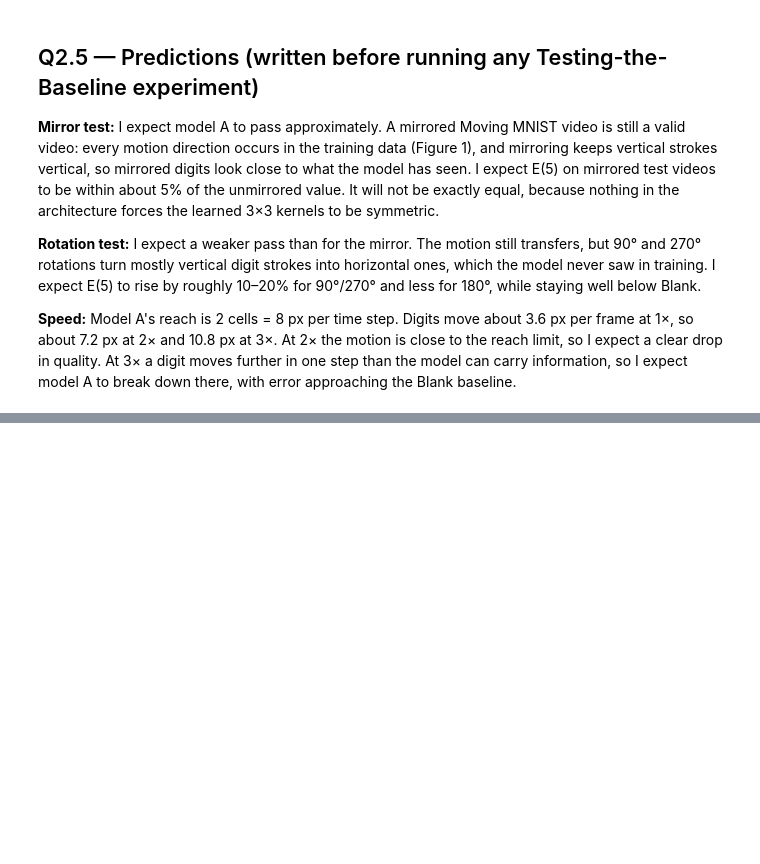
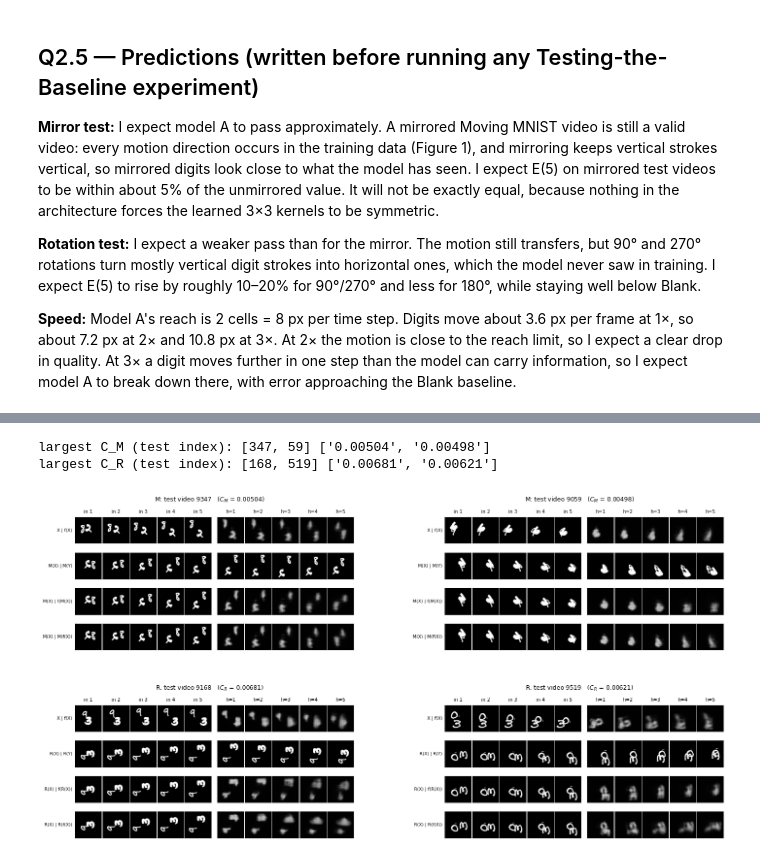
Before and after one commit to ShanzayIQ/AI651-Assignment2, a Jupyter notebook: Q2_part1.ipynb, the cells around one changed output, grey strips where cells are left out. Cells and saved outputs as stored; diff of their text form; code cells hidden in the pictures; blank space fills up the shorter version.

Commit message:
Part 3: baseline tests (Tables 3–4, Figures 3–5)

```diff
--- a/Q2_part1.ipynb
+++ b/Q2_part1.ipynb
@@ -698,0 +719,20 @@ seed 1: train 6.7 s/epoch | inference (1,000 test videos) 0.315 s
+# %%
+predictors = [('A_s0', 'model', models_A[0]), ('A_s1', 'model', models_A[1]),
+              ('Blank', 'blank', None), ('Copy-last', 'copy_last', None)]
+res3, per_video = {}, {}
+for name, kind, mdl in predictors:
+    r = {'E5': per_video_E(predictor_outputs(kind, mdl, Xte), Yte).mean().item()}
+    for tn, T in TRANSFORMS.items():
+        C, E, _, _ = transform_test(kind, mdl, T)
+        r[f'C_{tn}'], r[f'E_{tn}'] = C.mean().item(), E.mean().item()
+        per_video[(name, tn)] = C.cpu().numpy()
+    res3[name] = r
+
+cols3 = ['E5', 'C_M', 'E_M', 'C_R', 'E_R']
+table3 = [['Model A'] + [mean_pair([res3['A_s0'][c], res3['A_s1'][c]]) for c in cols3],
+          ['Blank']     + [fmt(res3['Blank'][c]) for c in cols3],
+          ['Copy-last'] + [fmt(res3['Copy-last'][c]) for c in cols3]]
+print(f'{"":10s} | ' + ' | '.join(f'{c:24s}' for c in cols3))
+for row in table3:
+    print(f'{row[0]:10s} | ' + ' | '.join(f'{v:24s}' for v in row[1:]))
+json.dump(dict(table3=table3, raw=res3), open(os.path.join(RES_DIR, 'table3.json'), 'w'), indent=1)
@@ -698,0 +744,58 @@ seed 1: train 6.7 s/epoch | inference (1,000 test videos) 0.315 s
+# %%
+C_M0, C_R0 = per_video[('A_s0', 'M')], per_video[('A_s0', 'R')]
+top_M = np.argsort(-C_M0)[:2].tolist()
+top_R = np.argsort(-C_R0)[:2].tolist()
+panels = [(v, 'M') for v in top_M] + [(v, 'R') for v in top_R]
+print('largest C_M (test index):', top_M, [fmt(C_M0[v]) for v in top_M])
+print('largest C_R (test index):', top_R, [fmt(C_R0[v]) for v in top_R])
+
+def panel_rows(vid, tn):
+    """The four rows of the handout table, each (10,1,64,64): 5 inputs + 5 future frames."""
+    T = TRANSFORMS[tn]
+    X, Y = Xte[vid:vid + 1], Yte[vid:vid + 1]
+    fX, fTX = predict(models_A[0], X), predict(models_A[0], T(X))
+    rows = [(f'X | f(X)',            X,    fX),
+            (f'{tn}(X) | {tn}(Y)',    T(X), T(Y)),
+            (f'{tn}(X) | f({tn}(X))', T(X), fTX),
+            (f'{tn}(X) | {tn}(f(X))', T(X), T(fX))]
+    return [(lab, torch.cat([a, b], 1)[0].cpu()) for lab, a, b in rows]
+
+fig = plt.figure(figsize=(15, 7.6))
+subfigs = fig.subfigures(2, 2, wspace=0.03, hspace=0.04).ravel()
+for sf, (vid, tn) in zip(subfigs, panels):
+    C = C_M0[vid] if tn == 'M' else C_R0[vid]
+    sf.suptitle(f'{tn}: test video {9000 + vid}   ($C_{tn}$ = {fmt(C)})', fontsize=9)
+    axes = sf.subplots(4, 11, gridspec_kw=dict(width_ratios=[1]*5 + [0.15] + [1]*5, wspace=0.05, hspace=0.08))
+    for r, (lab, seq) in enumerate(panel_rows(vid, tn)):
+        axes[r, 5].axis('off')
+        for c in range(10):
+            ax = axes[r, c if c < 5 else c + 1]
+            ax.imshow(seq[c, 0], cmap='gray', vmin=0, vmax=1); ax.set_xticks([]); ax.set_yticks([])
+            if c == 0: ax.set_ylabel(lab, fontsize=6.5, rotation=0, ha='right', va='center')
+            if r == 0: ax.set_title(f'in {c+1}' if c < 5 else f'h={c-4}', fontsize=7)
+plt.savefig(os.path.join(FIG_DIR, 'figure3_transforms.png'), dpi=200, bbox_inches='tight'); plt.show()
+
+# One GIF per panel: 5 GIF frames (h = 1..5), each showing the same four rows at that horizon
+def to_img(t, scale=3):
+    a = (t[0].clamp(0, 1).numpy() * 255).astype(np.uint8)
+    return Image.fromarray(a).resize((64 * scale, 64 * scale), Image.NEAREST)
+
+gif_paths = []
+for i, (vid, tn) in enumerate(panels):
+    rows = panel_rows(vid, tn); S, LW, TOP = 192, 130, 24
+    frames = []
+    for h in range(5):
+        canvas = Image.new('L', (LW + S, TOP + 4 * (S + 6)), 0); d = ImageDraw.Draw(canvas)
+        d.text((4, 4), f'video {9000 + vid}, {tn}, horizon h={h+1}', fill=255)
+        for r, (lab, seq) in enumerate(rows):
+            y = TOP + r * (S + 6)
+            canvas.paste(to_img(seq[5 + h]), (LW, y)); d.text((4, y + S // 2), lab, fill=255)
+        frames.append(canvas)
+    path = os.path.join(GIF_DIR, f'fig3_{tn}{i % 2 + 1}_video{9000 + vid}.gif')
+    frames[0].save(path, save_all=True, append_images=frames[1:], duration=800, loop=0)
+    gif_paths.append(path)
+print('GIFs saved:', *[os.path.basename(p) for p in gif_paths], sep='\n  ')
+# %% [output]
+largest C_M (test index): [347, 59] ['0.00504', '0.00498']
+largest C_R (test index): [168, 519] ['0.00681', '0.00621']
+[figure, added]
```
Also changed, not shown: parts of 7 cells of this notebook.
